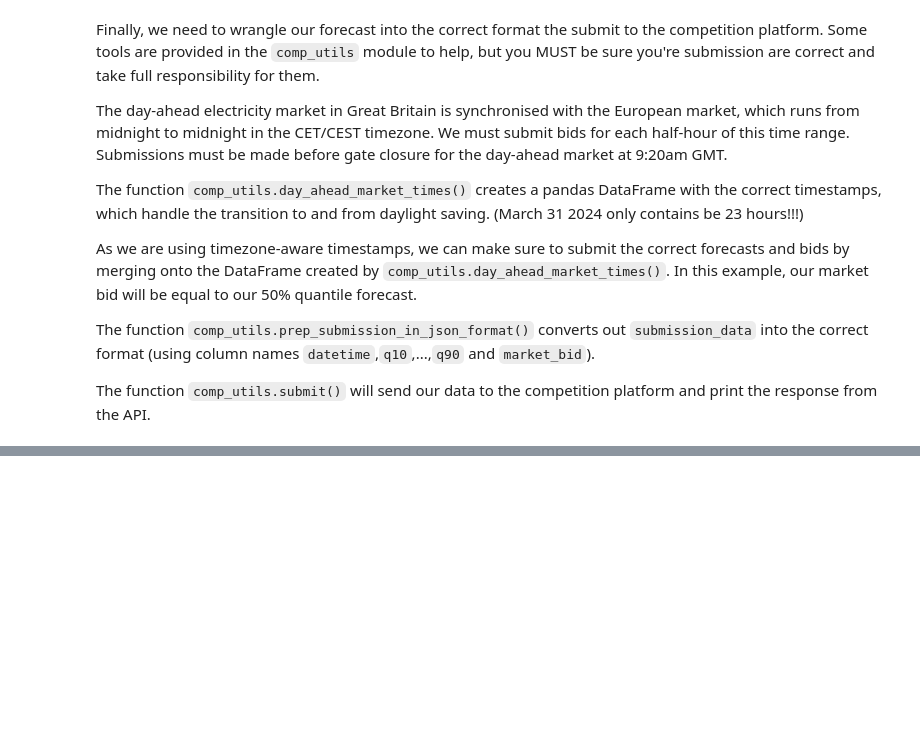
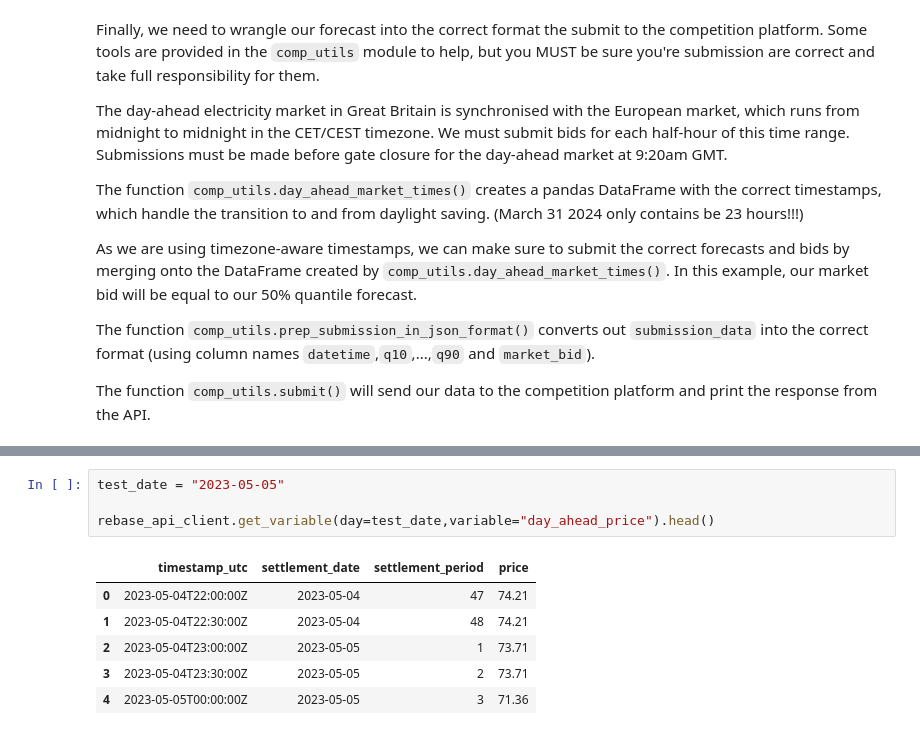
Before and after one commit to jbrowell/HEFTcom24, a Jupyter notebook: Getting Started.ipynb, the cells around one changed output, grey strips where cells are left out. Saved outputs shown, nothing was run; the diff lists cells and outputs as text; blank space fills up the shorter version.

```diff
--- a/Getting Started.ipynb
+++ b/Getting Started.ipynb
@@ -542,0 +410,11 @@ rebase_api_client.submit(submission_data)
+# %%
+test_date = "2023-05-05"
+
+rebase_api_client.get_variable(day=test_date,variable="day_ahead_price").head()
+# %% [output]
+|  | timestamp_utc | settlement_date | settlement_period | price |
+| 0 | 2023-05-04T22:00:00Z | 2023-05-04 | 47 | 74.21 |
+| 1 | 2023-05-04T22:30:00Z | 2023-05-04 | 48 | 74.21 |
+| 2 | 2023-05-04T23:00:00Z | 2023-05-05 | 1 | 73.71 |
+| 3 | 2023-05-04T23:30:00Z | 2023-05-05 | 2 | 73.71 |
+| 4 | 2023-05-05T00:00:00Z | 2023-05-05 | 3 | 71.36 |
```
Also changed, not shown: parts of 32 cells of this notebook, 2 other files.
